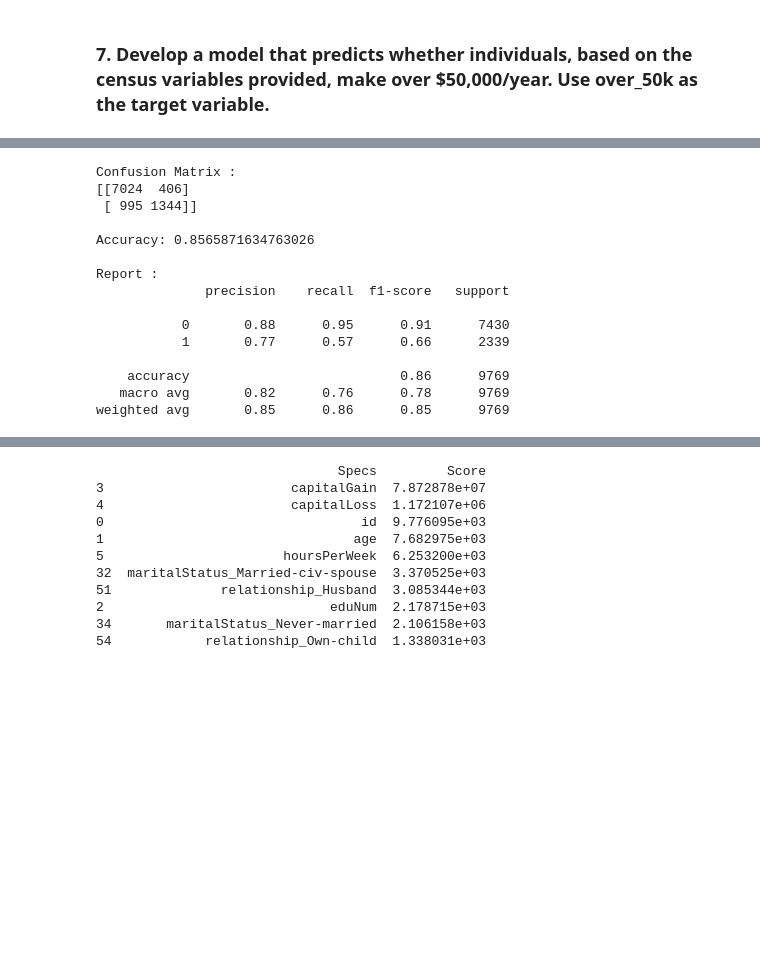
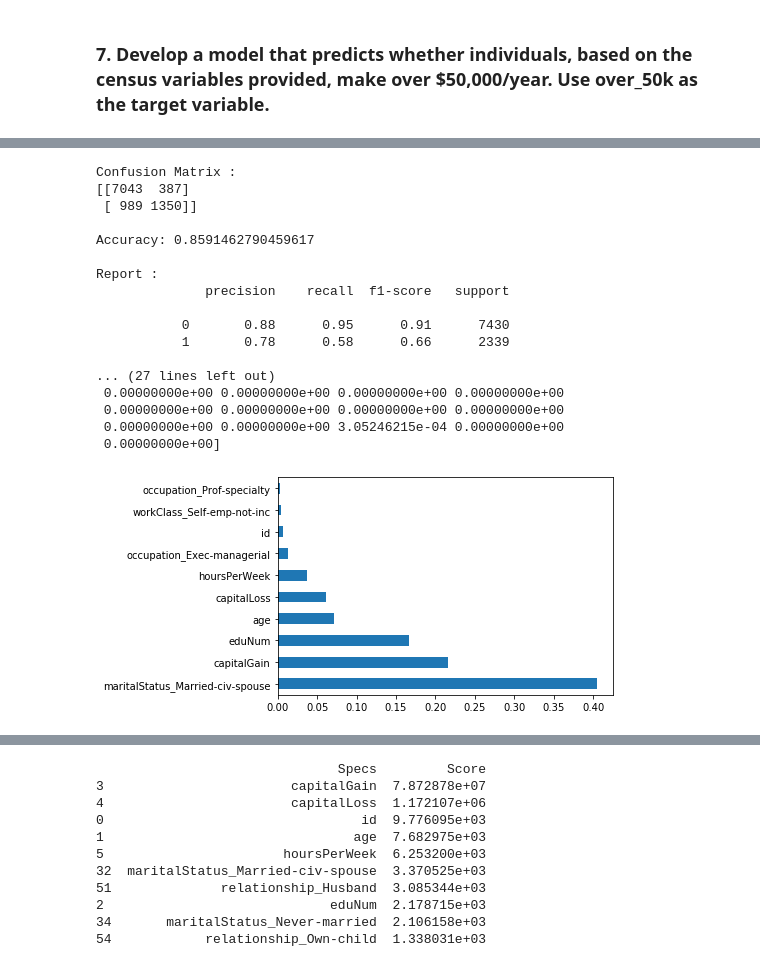
Before and after one commit to shefaliemmanuel/data-scientist-exercise01, a Jupyter notebook: test.ipynb, the cells around one changed output, grey strips where cells are left out. Saved outputs shown, nothing was run; the diff lists cells and outputs as text; code cells hidden in the pictures; blank space fills up the shorter version.

```diff
--- a/test.ipynb
+++ b/test.ipynb
@@ -207,35 +216,44 @@ weighted avg       0.81      0.81      0.81      9769
 # %%
 # BETTER Decision Tree classifer object
-clf = DecisionTreeClassifier(criterion="entropy", max_depth=12)
+clf = DecisionTreeClassifier(criterion="entropy", max_depth=9)
 
 # Train Decision Tree Classifer
 clf = clf.fit(X_train,y_train)
 
 #Predict the response for test dataset
 y_pred = clf.predict(X_test)
 
 results = confusion_matrix(y_test, y_pred)
 print('Confusion Matrix :')
 print(results,"\n")
 print("Accuracy:", metrics.accuracy_score(y_test, y_pred),"\n")
 print('Report : ')
 print(classification_report(y_test, y_pred))
+
+print(clf.feature_importances_) #use inbuilt class feature_importances of tree based classifiers
+#plot graph of feature importances for better visualization
+feat_importances = pd.Series(clf.feature_importances_, index=X.columns)
+feat_importances.nlargest(10).plot(kind='barh')
+plt.show()
 # %% [output]
 Confusion Matrix :
-[[7024  406]
- [ 995 1344]]
+[[7043  387]
+ [ 989 1350]]
 
-Accuracy: 0.8565871634763026
+Accuracy: 0.8591462790459617
 
 Report :
               precision    recall  f1-score   support
 
            0       0.88      0.95      0.91      7430
-           1       0.77      0.57      0.66      2339
+           1       0.78      0.58      0.66      2339
 
-    accuracy                           0.86      9769
-   macro avg       0.82      0.76      0.78      9769
-weighted avg       0.85      0.86      0.85      9769
+... (27 lines left out)
+ 0.00000000e+00 0.00000000e+00 0.00000000e+00 0.00000000e+00
+ 0.00000000e+00 0.00000000e+00 0.00000000e+00 0.00000000e+00
+ 0.00000000e+00 0.00000000e+00 3.05246215e-04 0.00000000e+00
+ 0.00000000e+00]
+[figure, added]
 # %%
 #print(dict(zip(X_test.columns, clf.feature_importances_)))
 # %%
```
Also changed, not shown: parts of 5 cells of this notebook.
